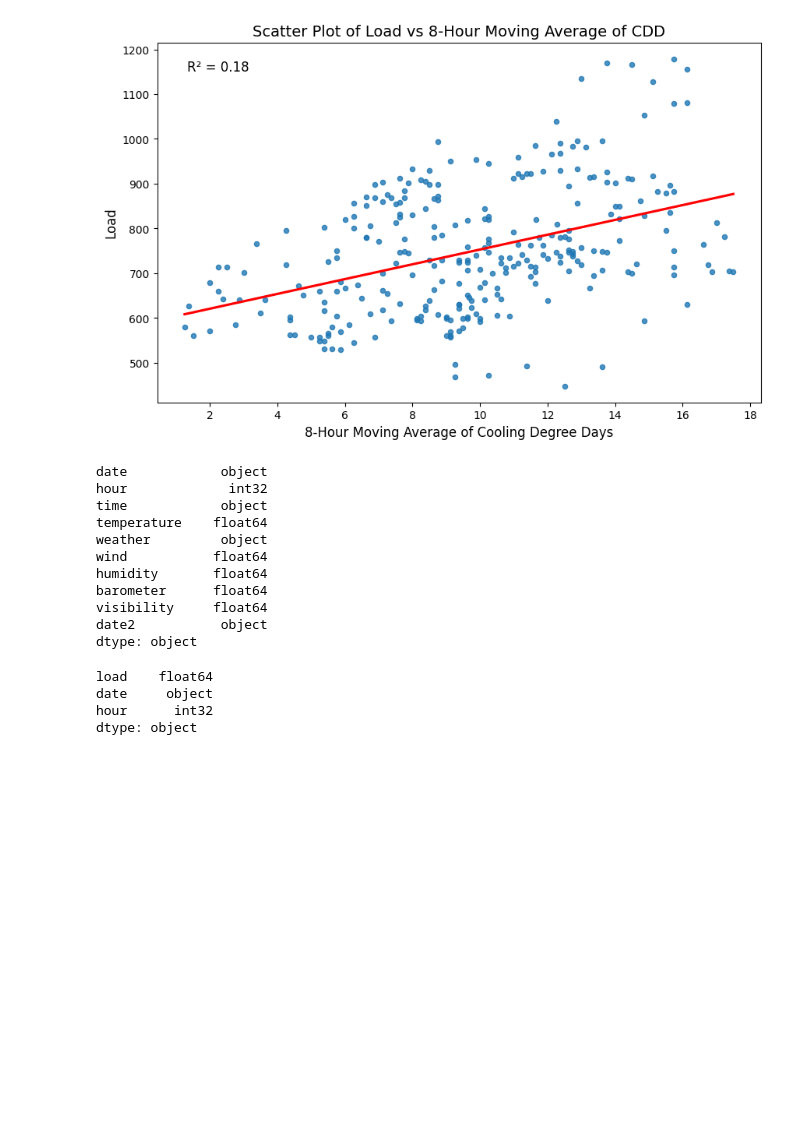
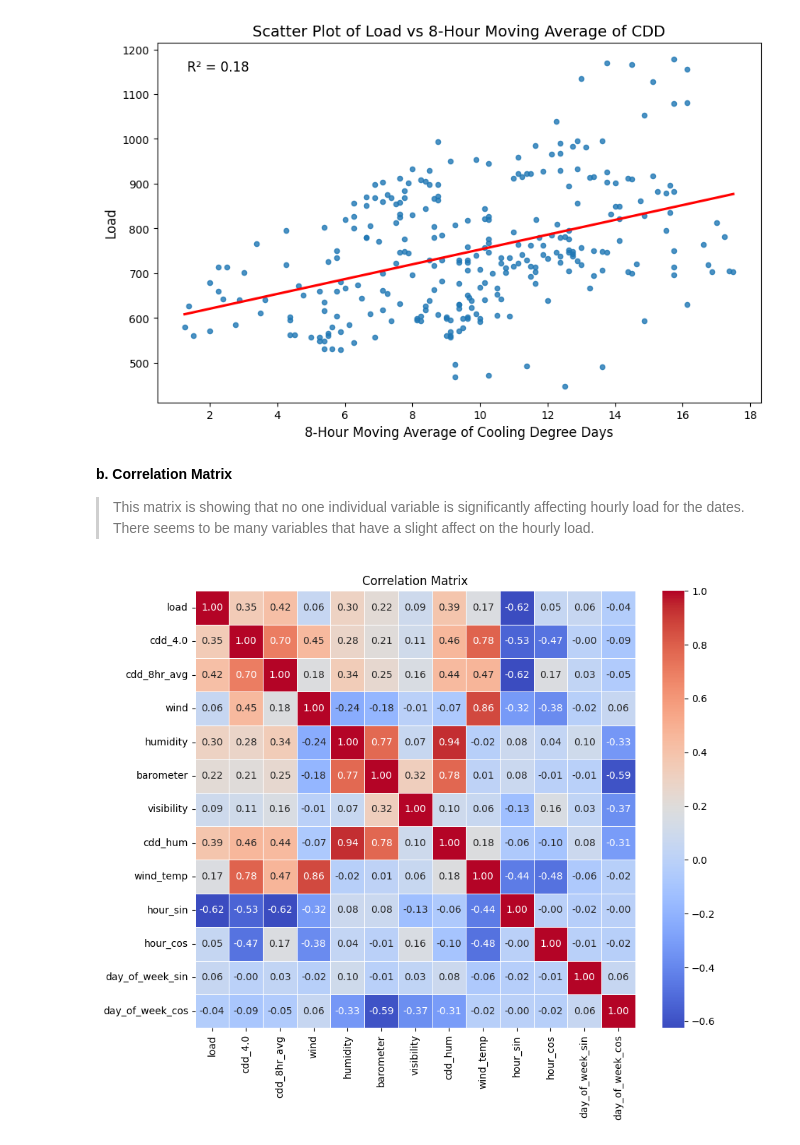
Before and after one commit to connorthornhill9/manitoba_wheat_and_RI_demand, a Jupyter notebook: Scripts/Forecaster Take Home - Rhode Island Peak Demand.ipynb, the cells around one changed output. Cells and saved outputs as stored; diff of their text form; code cells hidden in the pictures; blank space fills up the shorter version.

```diff
--- a/Scripts/Forecaster Take Home - Rhode Island Peak Demand.ipynb
+++ b/Scripts/Forecaster Take Home - Rhode Island Peak Demand.ipynb
@@ -123,0 +157,3 @@ display(load_weather_df.head())
+# %%
+load_weather_df['hour_sin'] = np.sin(2 * np.pi * load_weather_df['hour'] / 24)
+load_weather_df['hour_cos'] = np.cos(2 * np.pi * load_weather_df['hour'] / 24)
@@ -123,0 +164,6 @@ display(load_weather_df.head())
+# %%
+day_mapping = {'Monday': 0, 'Tuesday': 1, 'Wednesday': 2, 'Thursday': 3, 'Friday': 4, 'Saturday': 5, 'Sunday': 6}
+load_weather_df['day_of_week_num'] = pd.to_datetime(load_weather_df['date']).dt.day_name().map(day_mapping)
+
+load_weather_df['day_of_week_sin'] = np.sin(2 * np.pi * load_weather_df['day_of_week_num'] / 7)
+load_weather_df['day_of_week_cos'] = np.cos(2 * np.pi * load_weather_df['day_of_week_num'] / 7)
@@ -124,3 +173,6 @@ display(load_weather_df.head())
+# %%
+load_weather_df['cdd_hum'] = load_weather_df['cdd_4.0'] * load_weather_df['humidity']
+load_weather_df['wind_temp'] = load_weather_df['wind'] * load_weather_df['cdd_4.0']
 # %% [markdown]
 **Step 3: Exploratory Data Analysis**
 > The purpose of this step is to visualize the data so I can explain why peak demand was highest on October 4th at 7pm using the collected weather data.
@@ -168,25 +207,19 @@ plt.text(0.05, 0.95, f'R² = {r_squared:.2f}', transform=plt.gca().transAxes, fo
 plt.show()
 # %% [output]
 [figure]
-# %%
-weather_df.dtypes
-# %% [output]
-date            object
-hour             int32
-time            object
-temperature    float64
-weather         object
-wind           float64
-humidity       float64
-barometer      float64
-visibility     float64
-date2           object
-dtype: object
-# %%
-
-ri_load_df.dtypes
-# %% [output]
-load    float64
-date     object
-hour      int32
-dtype: object
+# %% [markdown]
+**b. Correlation Matrix**
+> This matrix is showing that no one individual variable is significantly affecting hourly load for the dates. There seems to be many variables that have a slight affect on the hourly load.
+# %%
+correlation_data = load_weather_df[['load', 'cdd_4.0', 'cdd_8hr_avg', 'wind', 'humidity', 'barometer', 'visibility',
+                                    'cdd_hum', 'wind_temp', 'hour_sin', 'hour_cos', 'day_of_week_sin', 'day_of_week_cos']]
+
+correlation_matrix = correlation_data.corr()
+
+plt.figure(figsize=(10, 8))
+sns.heatmap(correlation_matrix, annot=True, cmap="coolwarm", fmt=".2f", linewidths=0.5)
+
+plt.title("Correlation Matrix")
+plt.show()
+# %% [output]
+[figure, added]
```
Also changed, not shown: parts of 17 cells of this notebook, 1 other file.
